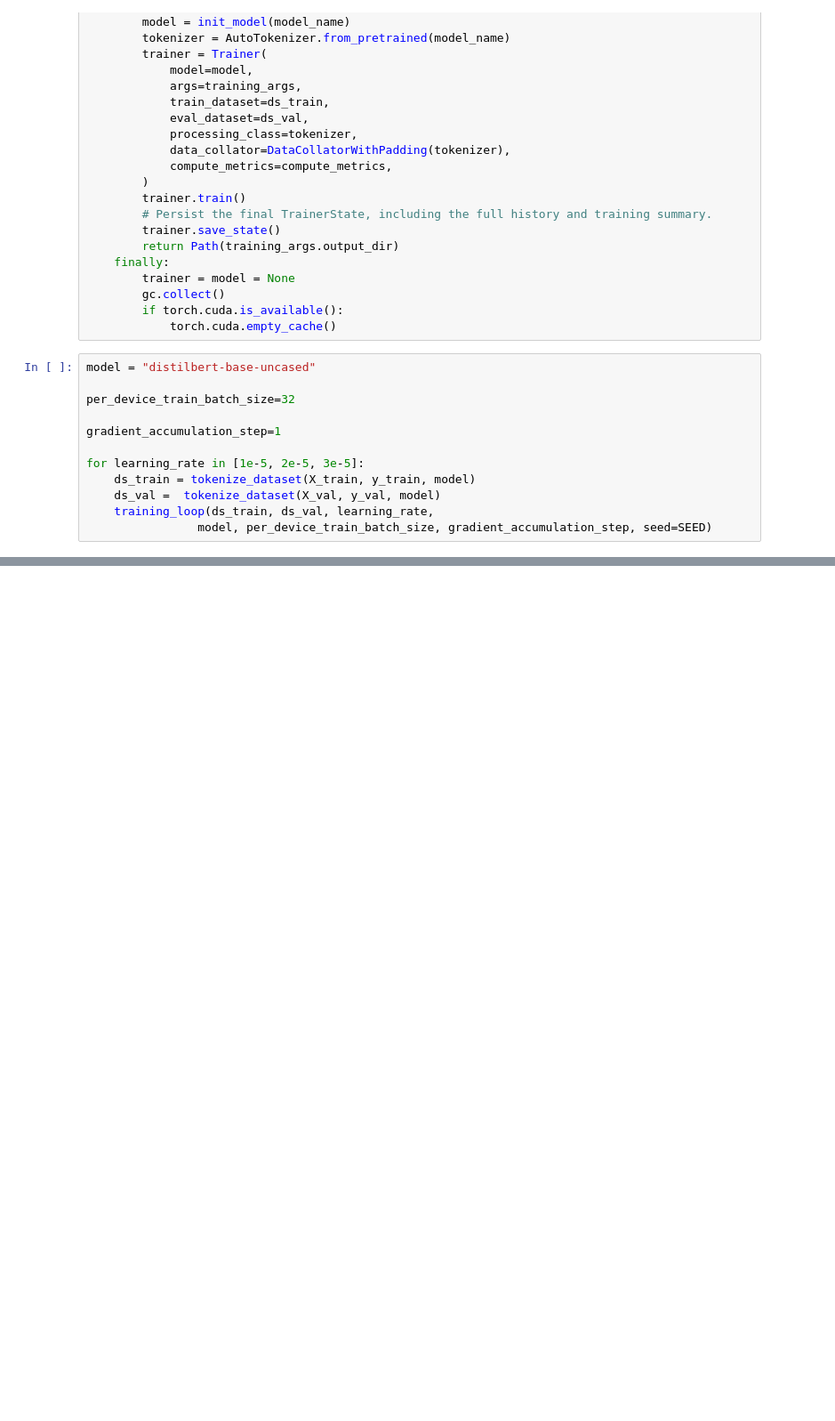
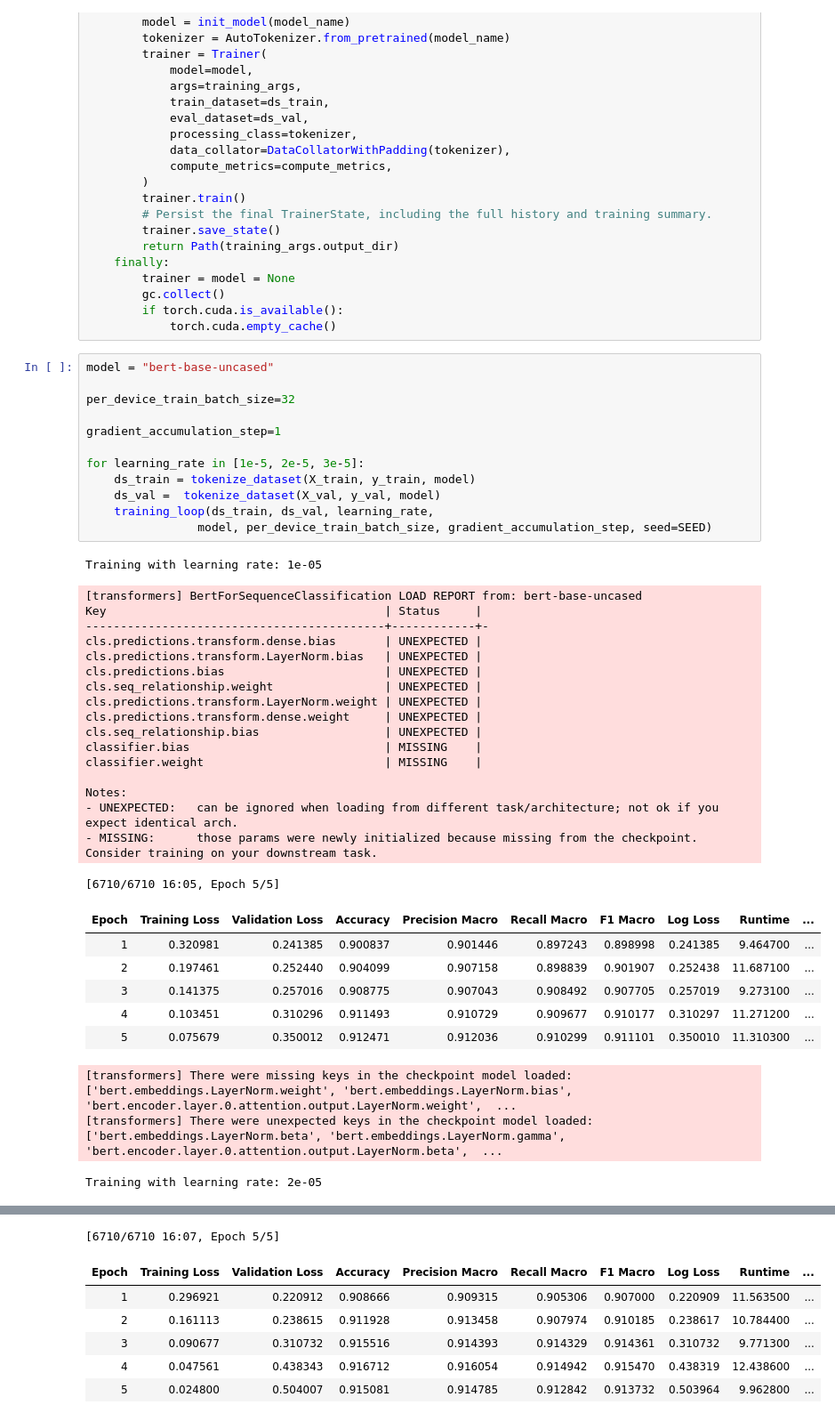
Before and after one commit to takiboti2/fakenewsclassification-demo, a Jupyter notebook: DistilBERT_model.ipynb, the cells around one changed output, grey strips where cells are left out. Shown at 89% size. Saved outputs shown, nothing was run; the diff lists cells and outputs as text; blank space fills up the shorter version.

Commit message:
after training commit

```diff
--- a/DistilBERT_model.ipynb
+++ b/DistilBERT_model.ipynb
@@ -83,14 +83,42 @@ def training_loop(ds_train, ds_val, learning_rate, model_name, per_device_train_
         if torch.cuda.is_available():
             torch.cuda.empty_cache()
 # %%
-model = "distilbert-base-uncased"
+model = "bert-base-uncased"
 
 per_device_train_batch_size=32
 
 gradient_accumulation_step=1
 
 for learning_rate in [1e-5, 2e-5, 3e-5]:
     ds_train = tokenize_dataset(X_train, y_train, model)
     ds_val =  tokenize_dataset(X_val, y_val, model)
     training_loop(ds_train, ds_val, learning_rate,
                 model, per_device_train_batch_size, gradient_accumulation_step, seed=SEED)
+# %% [output]
+Training with learning rate: 1e-05
+[transformers] BertForSequenceClassification LOAD REPORT from: bert-base-uncased
+Key                                        | Status     |
+-------------------------------------------+------------+-
+cls.predictions.transform.dense.bias       | UNEXPECTED |
+cls.predictions.transform.LayerNorm.bias   | UNEXPECTED |
+cls.predictions.bias                       | UNEXPECTED |
+cls.seq_relationship.weight                | UNEXPECTED |
+cls.predictions.transform.LayerNorm.weight | UNEXPECTED |
+cls.predictions.transform.dense.weight     | UNEXPECTED |
+cls.seq_relationship.bias                  | UNEXPECTED |
+classifier.bias                            | MISSING    |
+classifier.weight                          | MISSING    |
+
+Notes:
+- UNEXPECTED:   can be ignored when loading from different task/architecture; not ok if you expect identical arch.
+- MISSING:      those params were newly initialized because missing from the checkpoint. Consider training on your downstream task.
+[6710/6710 16:05, Epoch 5/5]
+| Epoch | Training Loss | Validation Loss | Accuracy | Precision Macro | Recall Macro | F1 Macro | Log Loss | Runtime | ... |
+| 1 | 0.320981 | 0.241385 | 0.900837 | 0.901446 | 0.897243 | 0.898998 | 0.241385 | 9.464700 | ... |
+| 2 | 0.197461 | 0.252440 | 0.904099 | 0.907158 | 0.898839 | 0.901907 | 0.252438 | 11.687100 | ... |
+| 3 | 0.141375 | 0.257016 | 0.908775 | 0.907043 | 0.908492 | 0.907705 | 0.257019 | 9.273100 | ... |
+| 4 | 0.103451 | 0.310296 | 0.911493 | 0.910729 | 0.909677 | 0.910177 | 0.310297 | 11.271200 | ... |
+| 5 | 0.075679 | 0.350012 | 0.912471 | 0.912036 | 0.910299 | 0.911101 | 0.350010 | 11.310300 | ... |
+[transformers] There were missing keys in the checkpoint model loaded: ['bert.embeddings.LayerNorm.weight', 'bert.embeddings.LayerNorm.bias', 'bert.encoder.layer.0.attention.output.LayerNorm.weight',  ...
+[transformers] There were unexpected keys in the checkpoint model loaded: ['bert.embeddings.LayerNorm.beta', 'bert.embeddings.LayerNorm.gamma', 'bert.encoder.layer.0.attention.output.LayerNorm.beta',  ...
+Training with learning rate: 2e-05
@@ -96,0 +141,7 @@ for learning_rate in [1e-5, 2e-5, 3e-5]:
+[6710/6710 16:07, Epoch 5/5]
+| Epoch | Training Loss | Validation Loss | Accuracy | Precision Macro | Recall Macro | F1 Macro | Log Loss | Runtime | ... |
+| 1 | 0.296921 | 0.220912 | 0.908666 | 0.909315 | 0.905306 | 0.907000 | 0.220909 | 11.563500 | ... |
+| 2 | 0.161113 | 0.238615 | 0.911928 | 0.913458 | 0.907974 | 0.910185 | 0.238617 | 10.784400 | ... |
+| 3 | 0.090677 | 0.310732 | 0.915516 | 0.914393 | 0.914329 | 0.914361 | 0.310732 | 9.771300 | ... |
+| 4 | 0.047561 | 0.438343 | 0.916712 | 0.916054 | 0.914942 | 0.915470 | 0.438319 | 12.438600 | ... |
+| 5 | 0.024800 | 0.504007 | 0.915081 | 0.914785 | 0.912842 | 0.913732 | 0.503964 | 9.962800 | ... |
```
Also changed, not shown: parts of 2 cells of this notebook, 1 other file.
